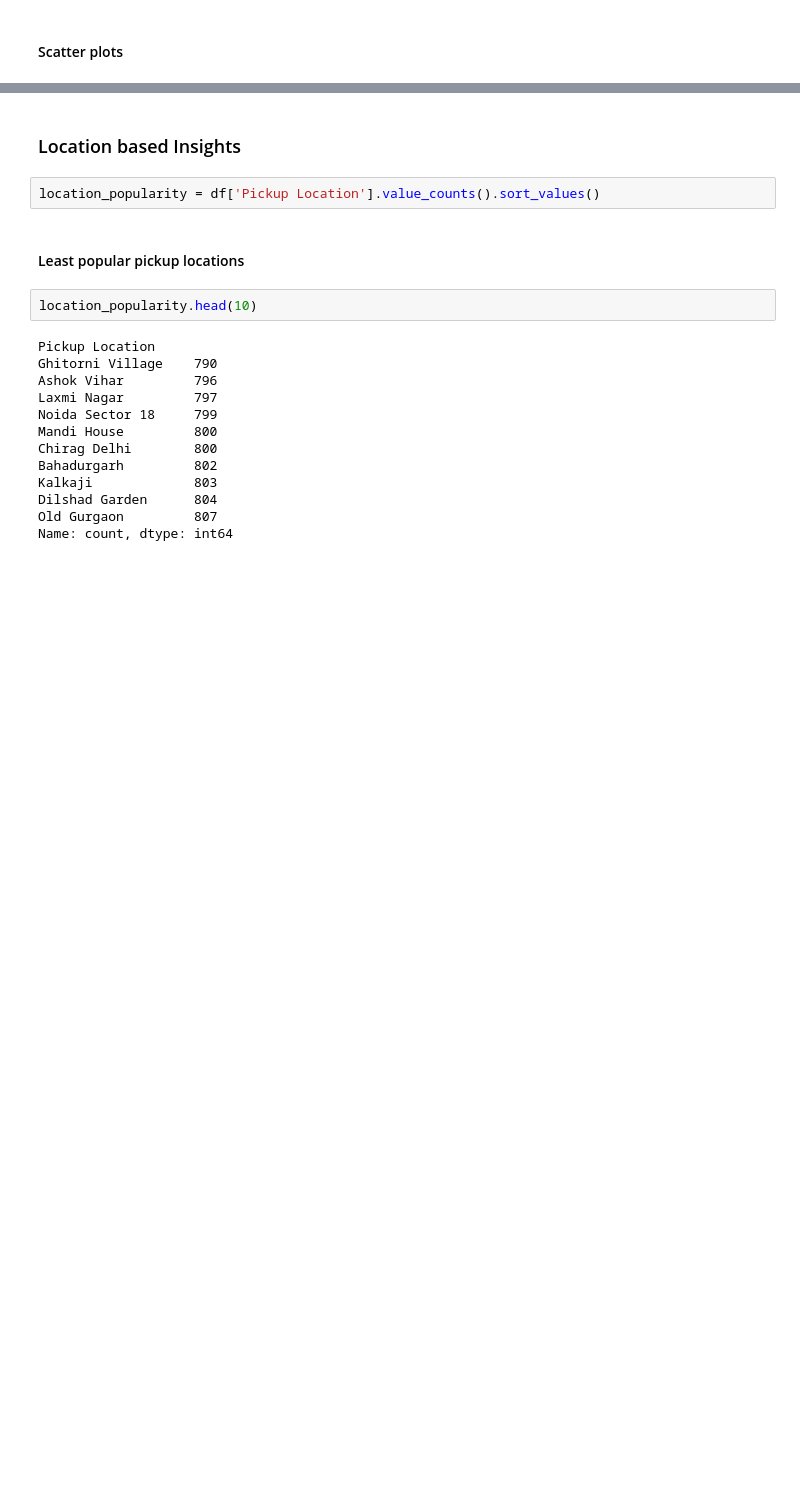
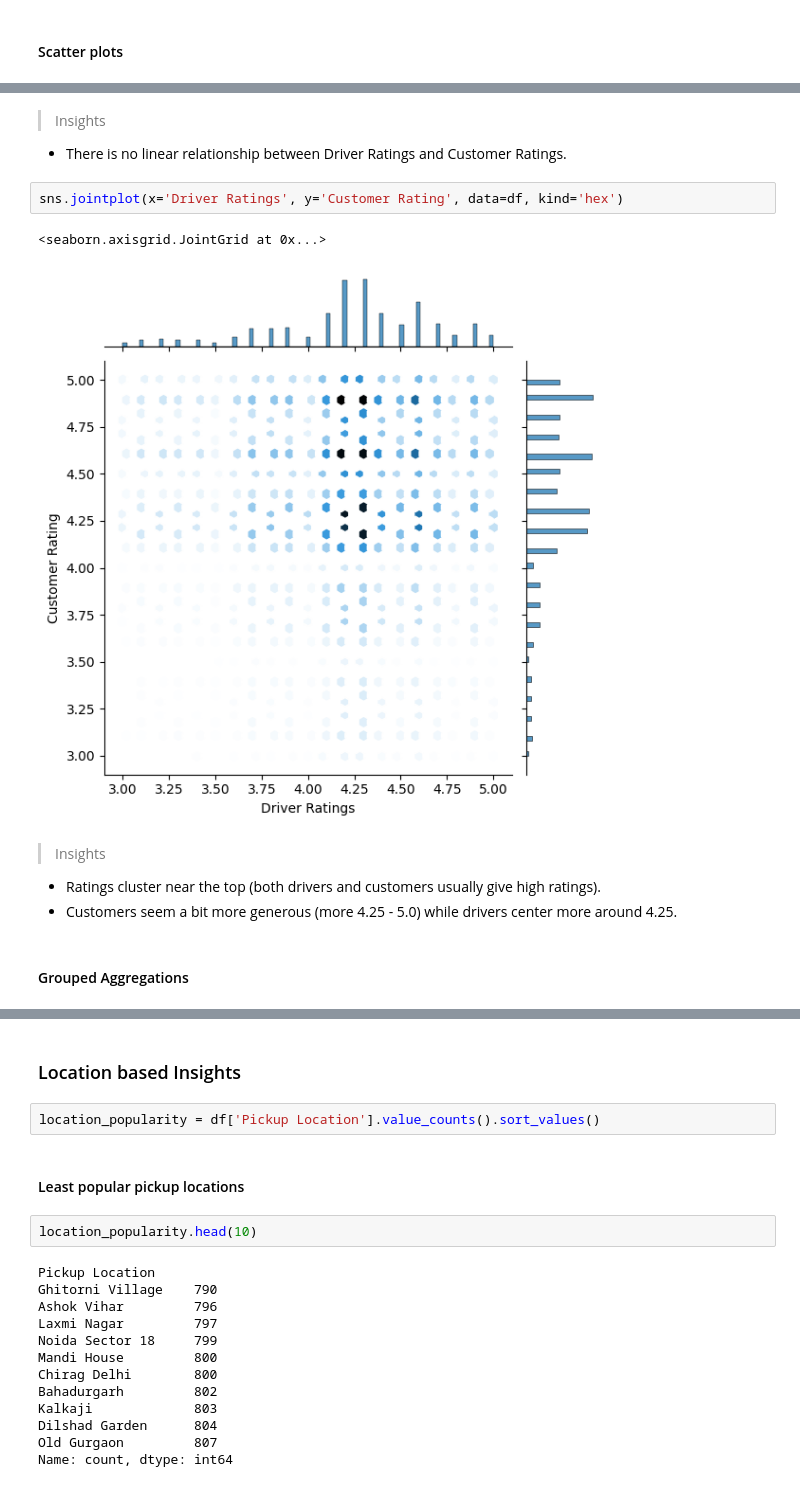
Before and after one commit to ARUN-R-DAS/uber_data_analysis, a Jupyter notebook: uber.ipynb, the cells around one changed output, grey strips where cells are left out. Drawn from its saved outputs; the diff is of its cells as text; blank space fills up the shorter version.

```diff
--- a/uber.ipynb
+++ b/uber.ipynb
@@ -303,0 +319,14 @@ plt.scatter(data=df, x='Driver Ratings', y='Customer Rating')
+# %% [markdown]
+> Insights
+  * There is no linear relationship between Driver Ratings and Customer Ratings.
+# %%
+sns.jointplot(x='Driver Ratings', y='Customer Rating', data=df, kind='hex')
+# %% [output]
+<seaborn.axisgrid.JointGrid at 0x...>
+[figure, added]
+# %% [markdown]
+> Insights
+  * Ratings cluster near the top (both drivers and customers usually give high ratings).
+  * Customers seem a bit more generous (more 4.25 - 5.0) while drivers center more around 4.25.
+# %% [markdown]
+#### Grouped Aggregations
```
Also changed, not shown: parts of 13 cells of this notebook.
